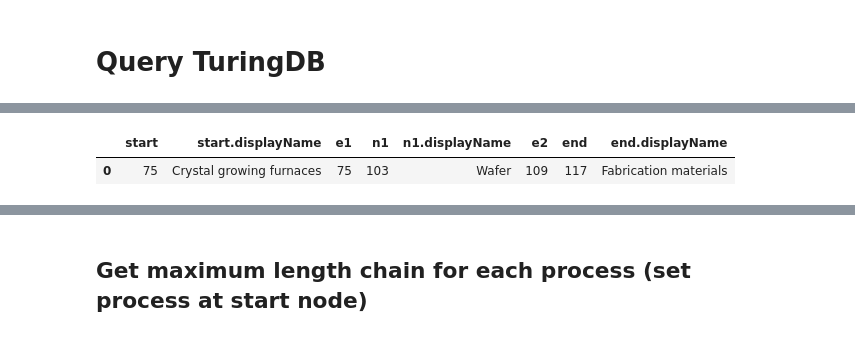
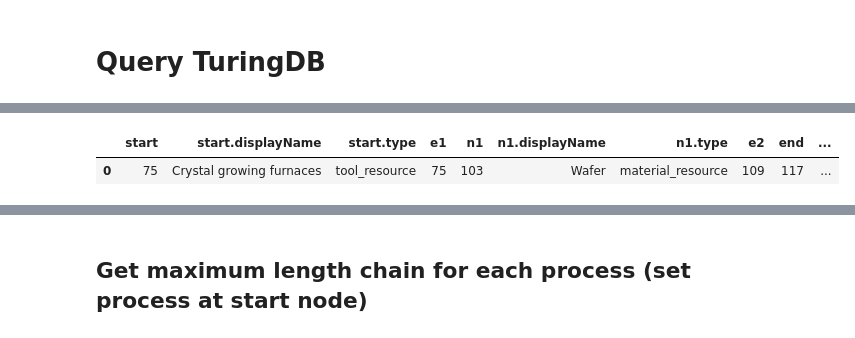
Before and after one commit to turing-db/turingdb-examples, a Jupyter notebook: examples/notebooks/public_version/supply_chain_eto-chip-explorer.ipynb, the cells around one changed output, grey strips where cells are left out. Saved outputs shown, nothing was run; the diff lists cells and outputs as text; code cells hidden in the pictures.

```diff
--- a/examples/notebooks/public_version/supply_chain_eto-chip-explorer.ipynb
+++ b/examples/notebooks/public_version/supply_chain_eto-chip-explorer.ipynb
@@ -433,7 +397,7 @@ client = TuringDB(
 )
 # %%
 # Get list of available graphs
-list_graphs = client.query("LIST GRAPH")["graph"].tolist()
+list_graphs = client.query("LIST GRAPH").loc[:,0].tolist()
 # %%
 # Set graph name
 graph_name_prefix = "supply_chain_eto_chip_explorer"
@@ -443,6 +407,7 @@ graph_name_nb_suffix = str(
             int(re.sub(graph_name_prefix, "", g))
             for g in list_graphs
             if g.startswith(graph_name_prefix)
+            and re.sub(graph_name_prefix, "", g).isdigit()
         ]
         + [0]
     )
@@ -759,9 +835,17 @@ client.query(command)
 # %%
-# Find 2-hop path from Crystal growing furnaces to processes
+%%time
+
+# Find all 2-hop paths from Crystal growing furnaces to any processes
 command = """
-MATCH (start:Tool_Resource{displayName:"Crystal growing furnaces"})-[e1]-(n1)-[e2]-(end:Process) RETURN start, start.displayName, e1, n1, n1.displayName, e2, end, end.displayName
+MATCH (start:Tool_Resource{displayName:"Crystal growing furnaces"})-[e1]-(n1)-[e2]-(end:Process)
+RETURN start, start.displayName, start.type, e1, n1, n1.displayName, n1.type, e2, end, end.displayName, end.type
 """
-client.query(command)
+df = client.query(command)
+if df.empty:
+    print("No result found")
+else:
+    df.columns = get_return_statements(command)
+    display(df)
 # %% [output]
-|  | start | start.displayName | e1 | n1 | n1.displayName | e2 | end | end.displayName |
-| 0 | 75 | Crystal growing furnaces | 75 | 103 | Wafer | 109 | 117 | Fabrication materials |
+|  | start | start.displayName | start.type | e1 | n1 | n1.displayName | n1.type | e2 | end | ... |
+| 0 | 75 | Crystal growing furnaces | tool_resource | 75 | 103 | Wafer | material_resource | 109 | 117 | ... |
```
Also changed, not shown: parts of 69 cells of this notebook, 2 other files.
